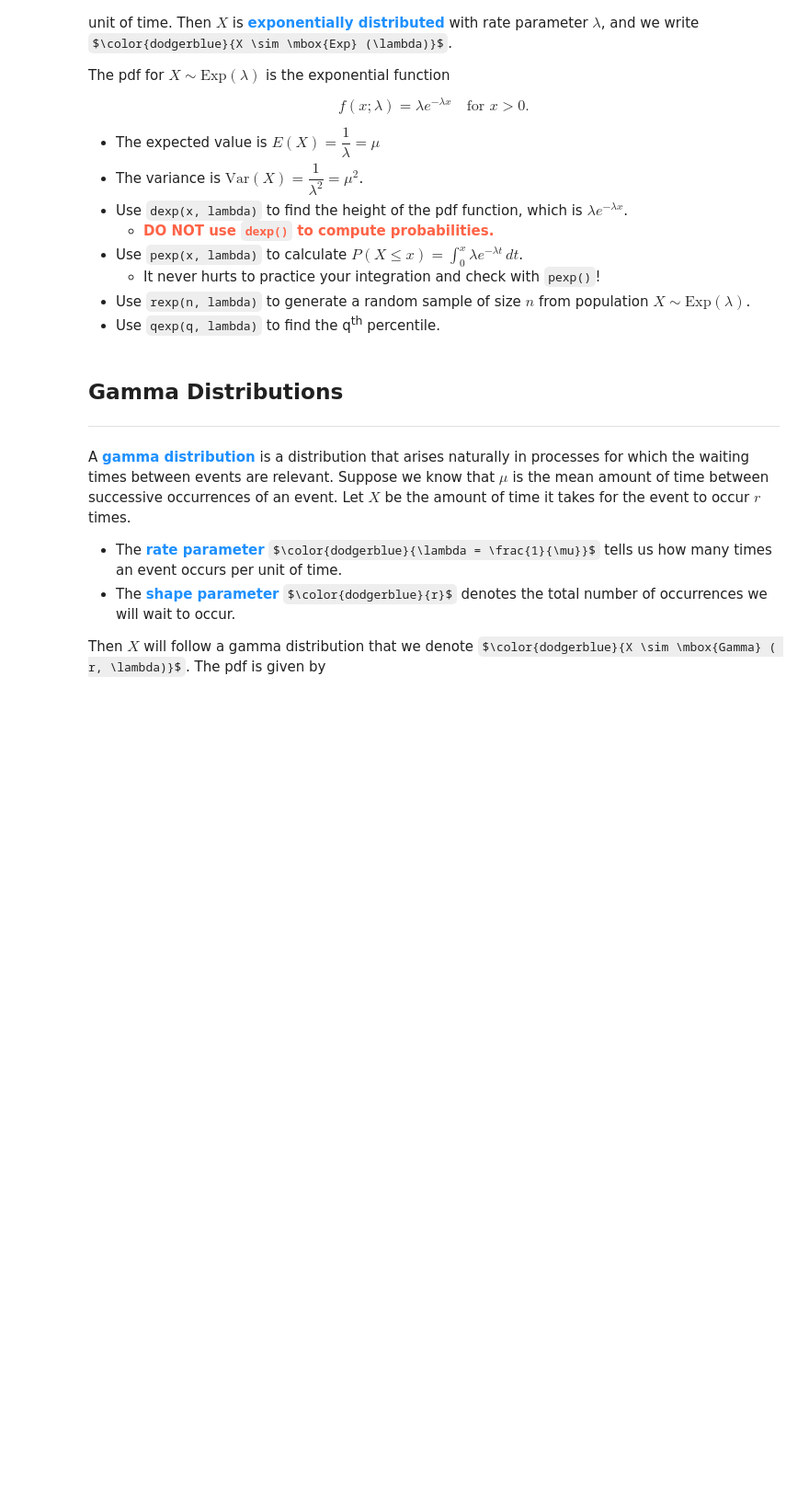
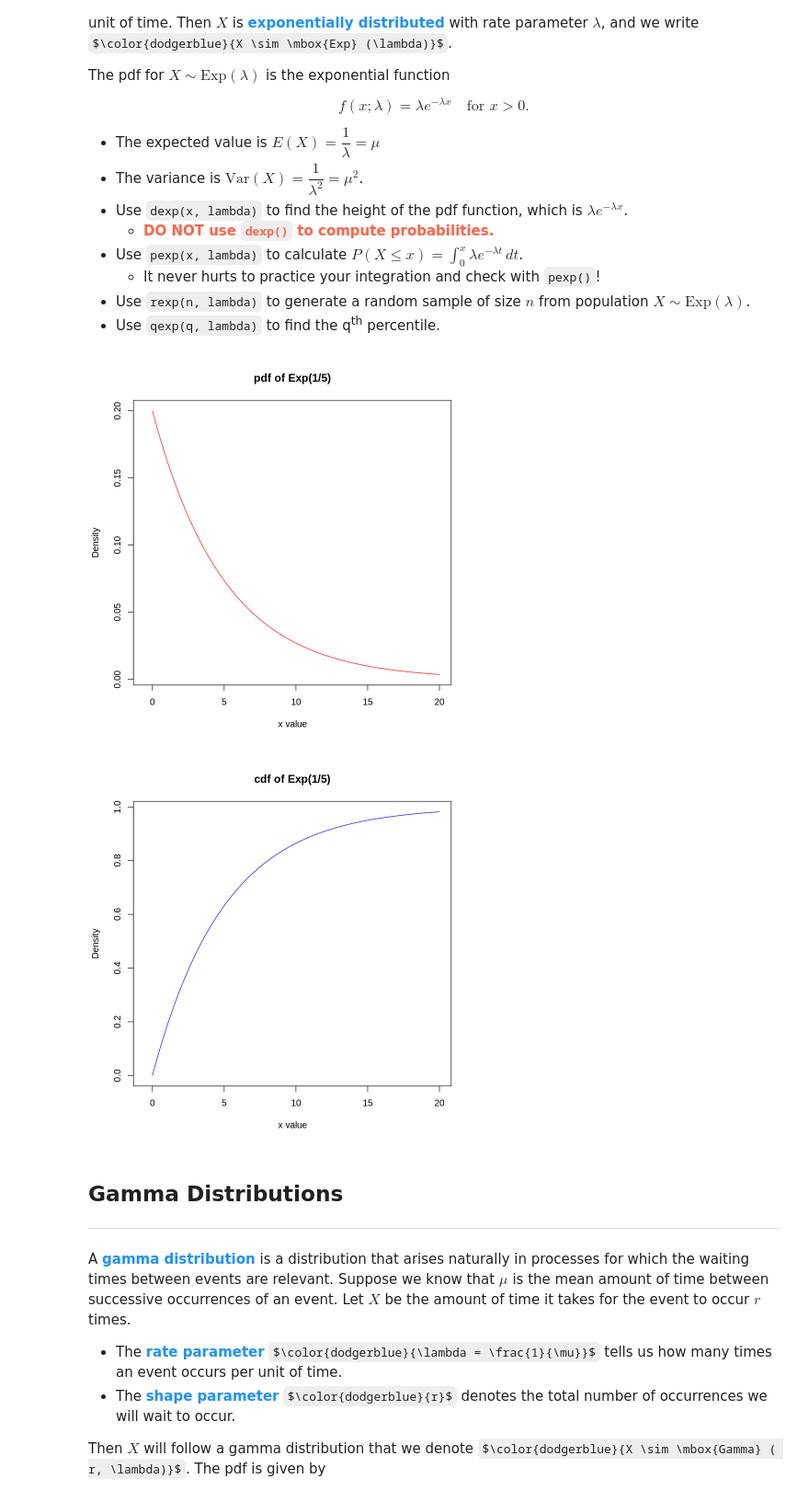
Before and after one commit to CU-Denver-MathStats-OER/Statistical-Theory, a Jupyter notebook: Chap2/08-Common-Continuous-Distributions.ipynb, the cells around one changed output. Shown at 92% size. Cells and saved outputs as stored; diff of their text form; code cells hidden in the pictures; some formulas as TeX source; blank space fills up the shorter version.

```diff
--- a/Chap2/08-Common-Continuous-Distributions.ipynb
+++ b/Chap2/08-Common-Continuous-Distributions.ipynb
@@ -749,6 +778,19 @@ $$f(x; \lambda) = \lambda e^{-\lambda x} \quad \mbox{for } x >0 .$$
     -   It never hurts to practice your integration and check with `pexp()`!
 -   Use `rexp(n, lambda)` to generate a random sample of size $n$ from population $X \sim \mbox{Exp}(\lambda)$.
 -   Use `qexp(q, lambda)` to find the q<sup>th</sup> percentile.
+# %%
+x <- seq(0, 20, length=1000)
+
+plot(x, dexp(x, 1/5), type="l", col = "red", xlab="x value",
+  ylab="Density", main="pdf of Exp(1/5)",
+  xlim = c(-0.5, 20))
+
+plot(x, pexp(x, 1/5), type="l", col = "blue", xlab="x value",
+  ylab="Density", main="cdf of Exp(1/5)",
+  xlim = c(-0.5, 20))
+# %% [output]
+[figure, added]
+[figure, added]
 # %% [markdown]
 ## <a name="08append-gamma">Gamma Distributions</a>
 
```
Also changed, not shown: parts of 3 cells of this notebook.
